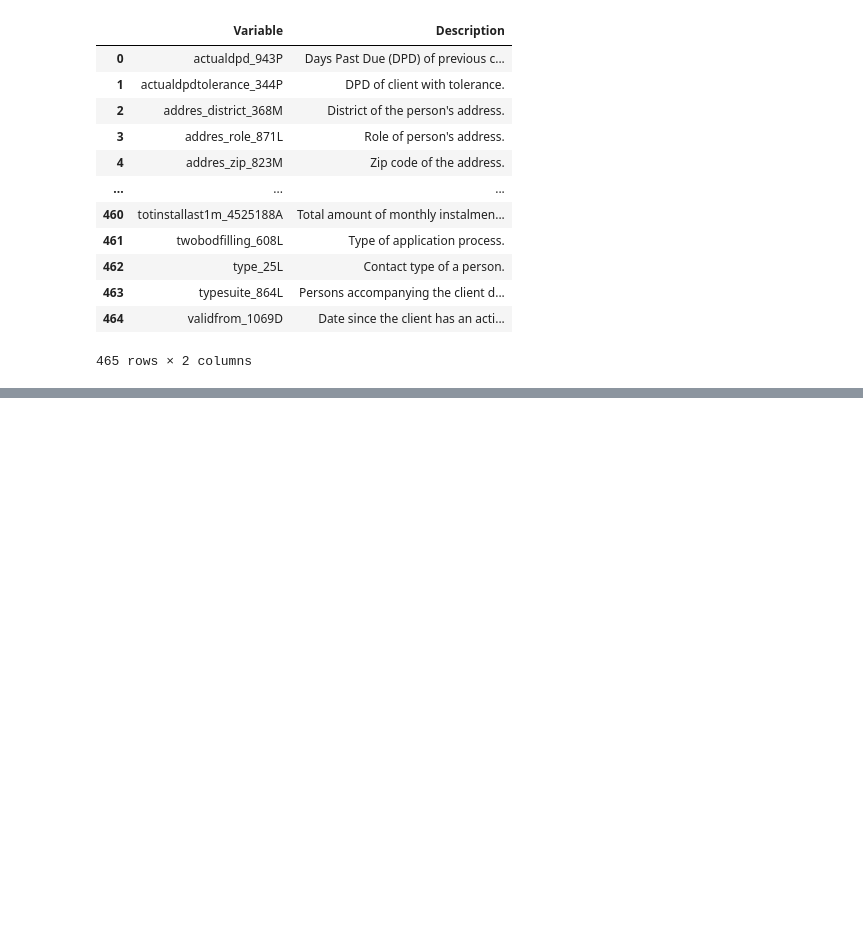
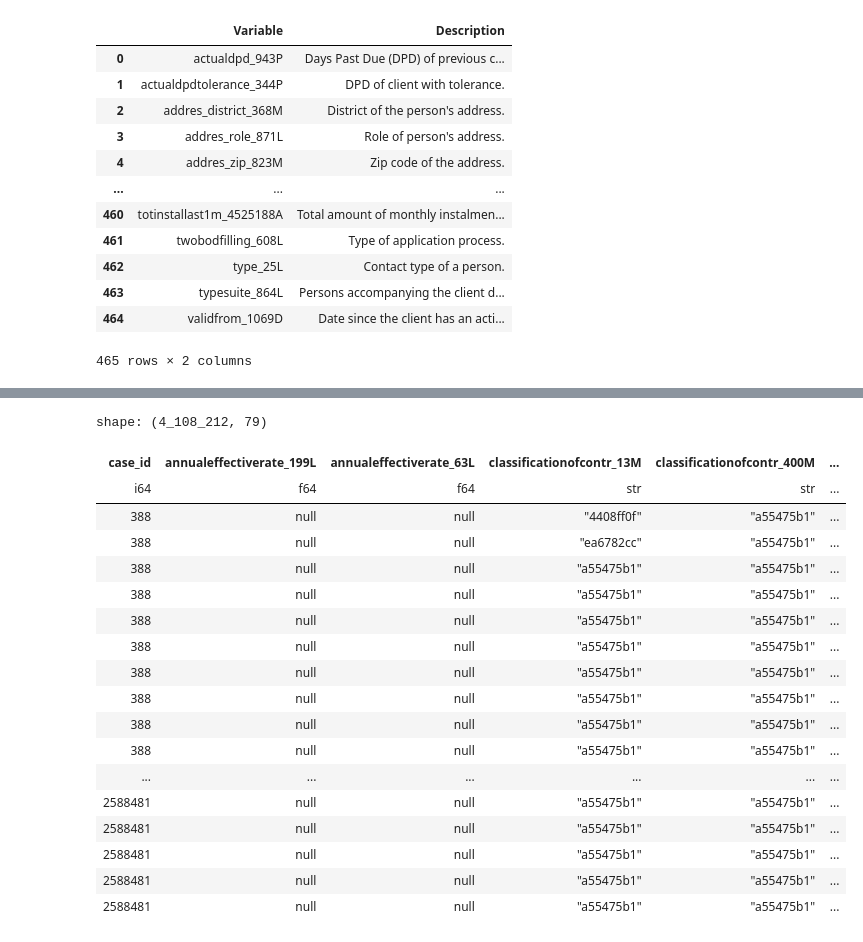
Before and after one commit to unknowncode0/Home-Credit-Risk, a Jupyter notebook: Home credit prediction.ipynb, the cells around one changed output, grey strips where cells are left out. Drawn from its saved outputs; the diff is of its cells as text; code cells hidden in the pictures; blank space fills up the shorter version.

Commit message:
home-credit-risk

```diff
--- a/Home credit prediction.ipynb
+++ b/Home credit prediction.ipynb
@@ -24,9 +24,9 @@ class CFG:
     train_dir = Path("D:/home-credit-credit-risk-model-stability/parquet_files/train")
     test_dir = Path("D:/home-credit-credit-risk-model-stability/parquet_files/test")
 # %%
-
+#观察各个特征的意义
 if __name__ == '__main__':
-    feature_definitions_df = pd.read_csv(CFG.root_dir / "feature_definitions.csv")
+    feature_definitions_df = pd.read_csv('D:/home-credit-credit-risk-model-stability/feature_definitions.csv')
     display(feature_definitions_df)
     pd.reset_option("display.max_rows", 0)
 # %% [output]
@@ -45,0 +70,24 @@ if __name__ == '__main__':
+# %%
+#观察数据发现有很多相同的id，每个id都对应着很多条数据，那么我们应该从其中保留或者找到最有价值的一条数据为下一步多表连接做准备（因为在train_base中只有每一个id对应着一个目标值）
+data=pl.read_parquet(CFG.train_dir/'train_credit_bureau_a_1_0.parquet')
+data
+# %% [output]
+shape: (4_108_212, 79)
+| case_id | annualeffectiverate_199L | annualeffectiverate_63L | classificationofcontr_13M | classificationofcontr_400M | ... |
+| i64 | f64 | f64 | str | str | ... |
+| 388 | null | null | "4408ff0f" | "a55475b1" | ... |
+| 388 | null | null | "ea6782cc" | "a55475b1" | ... |
+| 388 | null | null | "a55475b1" | "a55475b1" | ... |
+| 388 | null | null | "a55475b1" | "a55475b1" | ... |
+| 388 | null | null | "a55475b1" | "a55475b1" | ... |
+| 388 | null | null | "a55475b1" | "a55475b1" | ... |
+| 388 | null | null | "a55475b1" | "a55475b1" | ... |
+| 388 | null | null | "a55475b1" | "a55475b1" | ... |
+| 388 | null | null | "a55475b1" | "a55475b1" | ... |
+| 388 | null | null | "a55475b1" | "a55475b1" | ... |
+| ... | ... | ... | ... | ... | ... |
+| 2588481 | null | null | "a55475b1" | "a55475b1" | ... |
+| 2588481 | null | null | "a55475b1" | "a55475b1" | ... |
+| 2588481 | null | null | "a55475b1" | "a55475b1" | ... |
+| 2588481 | null | null | "a55475b1" | "a55475b1" | ... |
+| 2588481 | null | null | "a55475b1" | "a55475b1" | ... |
```
Also changed, not shown: parts of 11 cells of this notebook.
